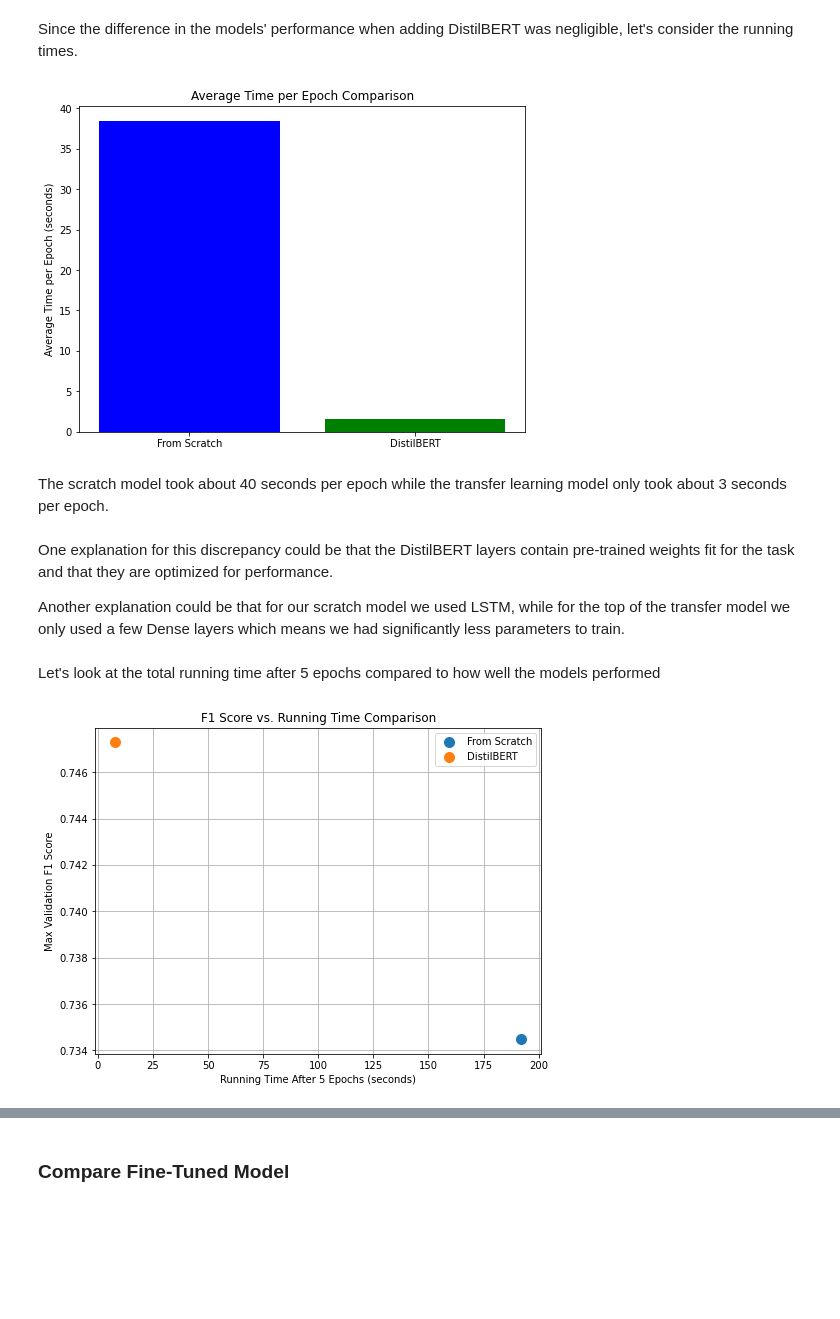
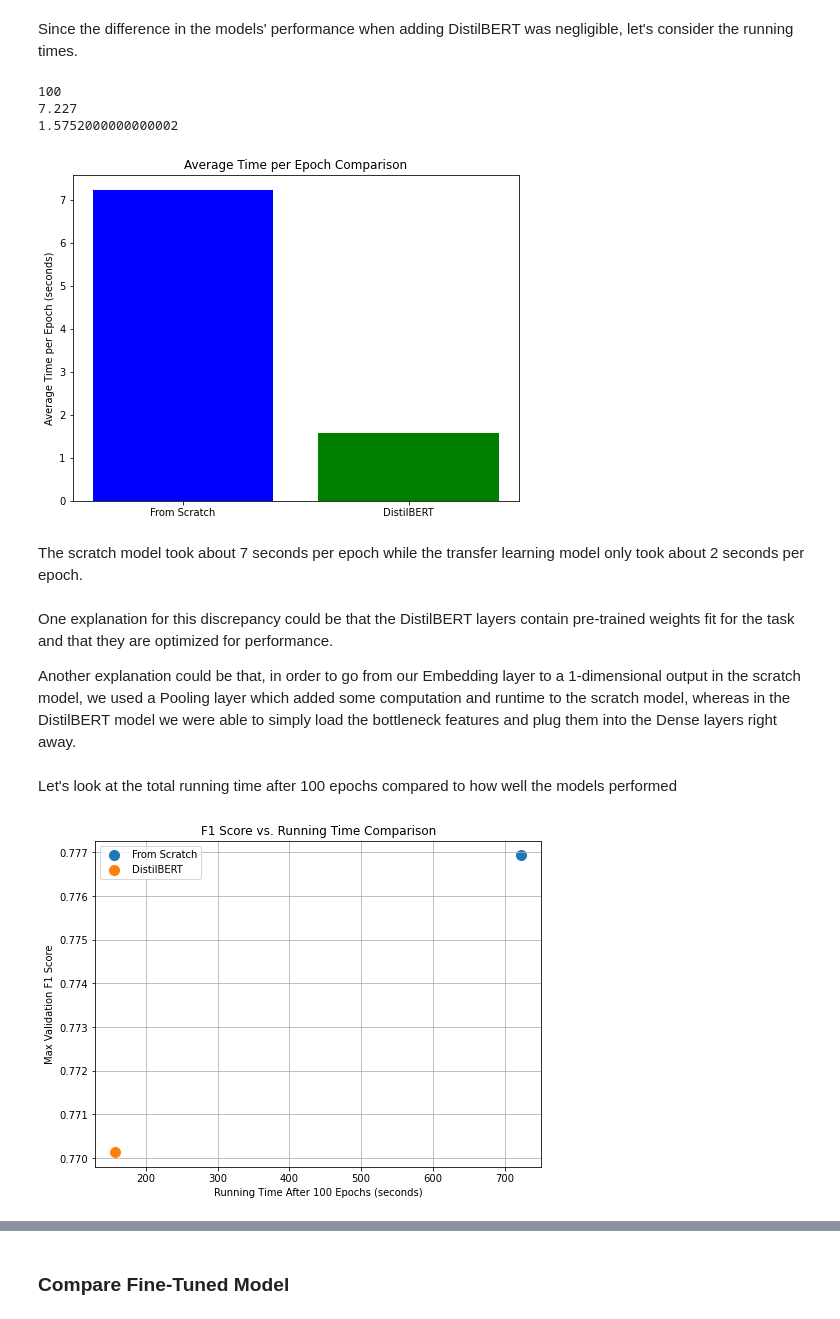
Before and after one commit to raneyoliver/CS8321Labs-public, a Jupyter notebook: lab2/lab2_sc0306 - Copy.ipynb, the cells around one changed output, grey strips where cells are left out. Saved outputs shown, nothing was run; the diff lists cells and outputs as text; code cells hidden in the pictures; blank space fills up the shorter version.

```diff
--- a/lab2/lab2_sc0306 - Copy.ipynb
+++ b/lab2/lab2_sc0306 - Copy.ipynb
@@ -905,8 +905,8 @@ We will use the F1 scores of the scratch and transfer learning models to compare
 # %%
 import pandas as pd
 # %%
-top_history = pd.read_csv("base_model_training_history2bin.csv")
+top_history = pd.read_csv("sc_results_0307_base_model_training_history2bin.csv")
 transfer_history = pd.read_csv("distilbert_model_training_history.csv")
 
-time1 = 3*60 + 12    # Scratch
+time1 = 12*60 + 2.7    # Scratch
 time2 = 157.52  # DistilBERT
@@ -997,33 +961,40 @@ The P-value, since above 0.05, indicates that we cannot reject the null hypothes
 Since the difference in the models' performance when adding DistilBERT was negligible, let's consider the running times.
 # %%
 # Calculate average time per epoch for each model
-avg_time_per_epoch_model1 = time1 / 5
-avg_time_per_epoch_model2 = time2 / 100
+avg_time_per_epoch_model1 = time1 / min_epochs
+avg_time_per_epoch_model2 = time2 / min_epochs
 
 # Values and labels for the plot
 values = [avg_time_per_epoch_model1, avg_time_per_epoch_model2]
 labels = ['From Scratch', 'DistilBERT']
 
 # Create a bar chart
 plt.figure(figsize=(8, 6))
 plt.bar(labels, values, color=['blue', 'green'])
 
 # Add titles and labels
 plt.title('Average Time per Epoch Comparison')
 plt.ylabel('Average Time per Epoch (seconds)')
 
+print(min_epochs)
+print(avg_time_per_epoch_model1)
+print(avg_time_per_epoch_model2)
+
 # Show the plot
 plt.show()
 # %% [output]
+100
+7.227
+1.5752000000000002
-[figure, old version]
+[figure, new version]
 # %% [markdown]
-The scratch model took about 40 seconds per epoch while the transfer learning model only took about 3 seconds per epoch.
+The scratch model took about 7 seconds per epoch while the transfer learning model only took about 2 seconds per epoch.
 # %% [markdown]
 One explanation for this discrepancy could be that the DistilBERT layers contain pre-trained weights fit for the task and that they are optimized for performance.
 
-Another explanation could be that for our scratch model we used LSTM, while for the top of the transfer model we only used a few Dense layers which means we had significantly less parameters to train.
+Another explanation could be that, in order to go from our Embedding layer to a 1-dimensional output in the scratch model, we used a Pooling layer which added some computation and runtime to the scratch model, whereas in the DistilBERT model we were able to simply load the bottleneck features and plug them into the Dense layers right away.
 # %% [markdown]
-Let's look at the total running time after 5 epochs compared to how well the models performed
+Let's look at the total running time after 100 epochs compared to how well the models performed
 # %%
 # Extract the final (or max) F1 scores from the validation sets of both models
 f1_model1 = df1['val_f1_m'].max()
@@ -1052,5 +1023,5 @@ plt.legend()
 plt.grid(True)
 plt.show()
 # %% [output]
-[figure, old version]
+[figure, new version]
 # %% [markdown]
```
Also changed, not shown: parts of 14 cells of this notebook.
